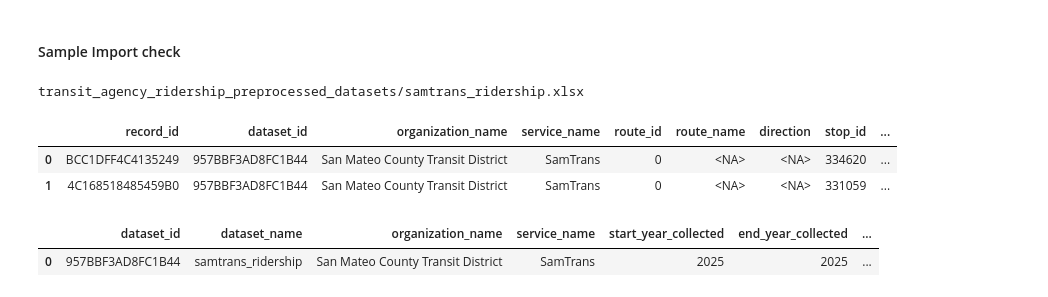
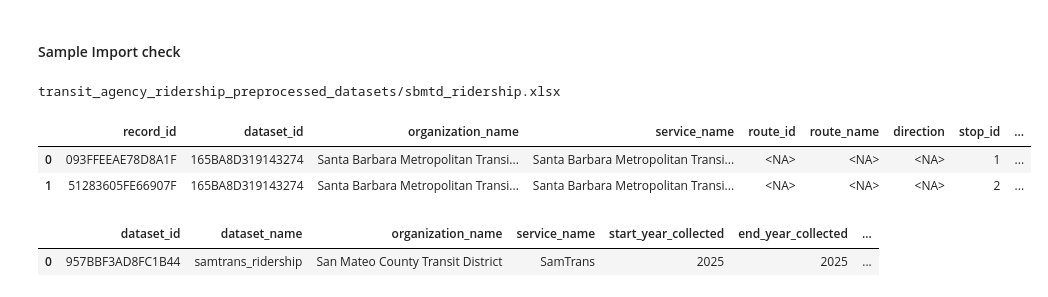
Before and after one commit to cal-itp/transit-ridership-analytics, a Jupyter notebook: Pre-process.ipynb, the cells around one changed output. Saved outputs shown, nothing was run; the diff lists cells and outputs as text; code cells hidden in the pictures.

Commit message:
Add Santa Barbara MTD

```diff
--- a/Pre-process.ipynb
+++ b/Pre-process.ipynb
@@ -1128,14 +1175,14 @@ df_dataset_info
 # %% [markdown]
 #### Sample Import check
 # %%
-config_path = 'agency_config/samtrans.yaml'
+config_path = 'agency_config/sbmtd.yaml'
 sample_ridership, sample_dataset_info = process_agency(config_path)
 sample_ridership.head(2)
 # %% [output]
-transit_agency_ridership_preprocessed_datasets/samtrans_ridership.xlsx
+transit_agency_ridership_preprocessed_datasets/sbmtd_ridership.xlsx
 |  | record_id | dataset_id | organization_name | service_name | route_id | route_name | direction | stop_id | ... |
-| 0 | BCC1DFF4C4135249 | 957BBF3AD8FC1B44 | San Mateo County Transit District | SamTrans | 0 | <NA> | <NA> | 334620 | ... |
-| 1 | 4C168518485459B0 | 957BBF3AD8FC1B44 | San Mateo County Transit District | SamTrans | 0 | <NA> | <NA> | 331059 | ... |
+| 0 | 093FFEEAE78D8A1F | 165BA8D319143274 | Santa Barbara Metropolitan Transi... | Santa Barbara Metropolitan Transi... | <NA> | <NA> | <NA> | 1 | ... |
+| 1 | 51283605FE66907F | 165BA8D319143274 | Santa Barbara Metropolitan Transi... | Santa Barbara Metropolitan Transi... | <NA> | <NA> | <NA> | 2 | ... |
 # %%
 # sample_ridership[sample_ridership["record_id"] == "1DF49E75"]
 # %%
```
Also changed, not shown: parts of 5 cells of this notebook, 3 other files.
